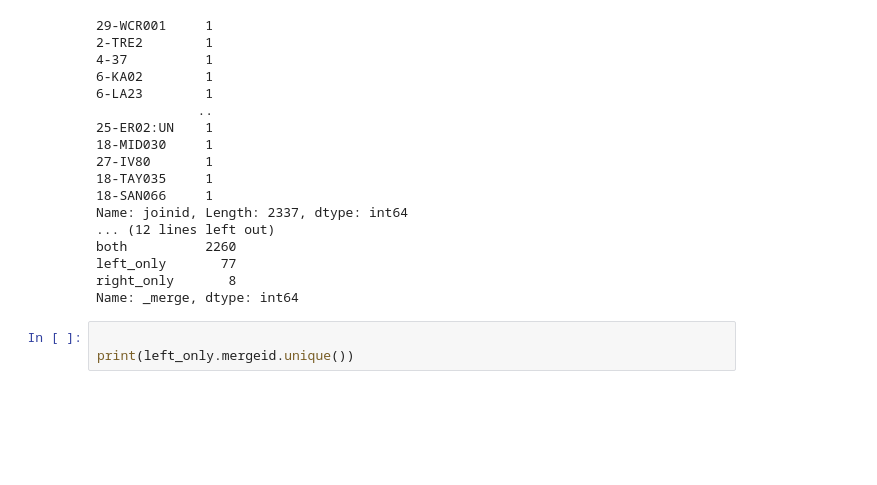
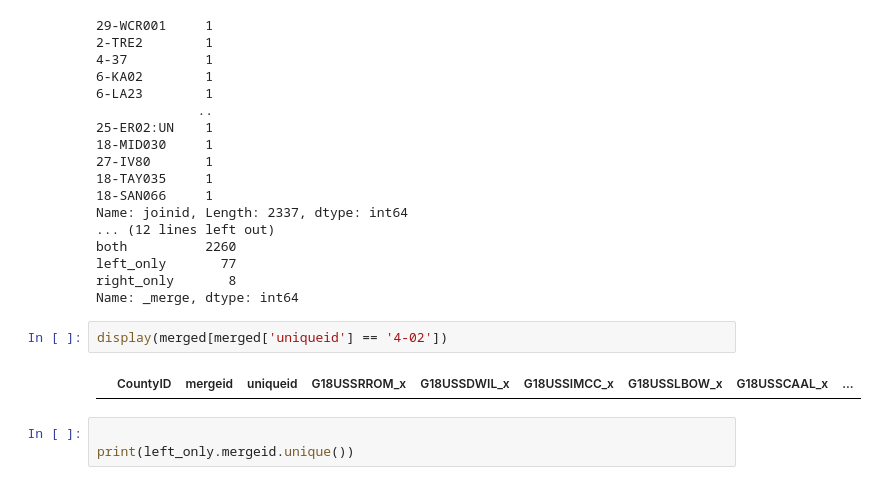
Before and after one commit to nonpartisan-redistricting-datahub/pdv-ut, a Jupyter notebook: vest-ut-2018/VEST-UT-2018-validation.ipynb, the cells around one changed output. Cells and saved outputs as stored; diff of their text form; blank space fills up the shorter version.

```diff
--- a/vest-ut-2018/VEST-UT-2018-validation.ipynb
+++ b/vest-ut-2018/VEST-UT-2018-validation.ipynb
@@ -1060,6 +1074,10 @@ both          2260
 left_only       77
 right_only       8
 Name: _merge, dtype: int64
+# %%
+display(merged[merged['uniqueid'] == '4-02'])
+# %% [output]
+|  | CountyID | mergeid | uniqueid | G18USSRROM_x | G18USSDWIL_x | G18USSIMCC_x | G18USSLBOW_x | G18USSCAAL_x | ... |
 # %%
 
 print(left_only.mergeid.unique())
```
Also changed, not shown: parts of 22 cells of this notebook, 1 other file.
